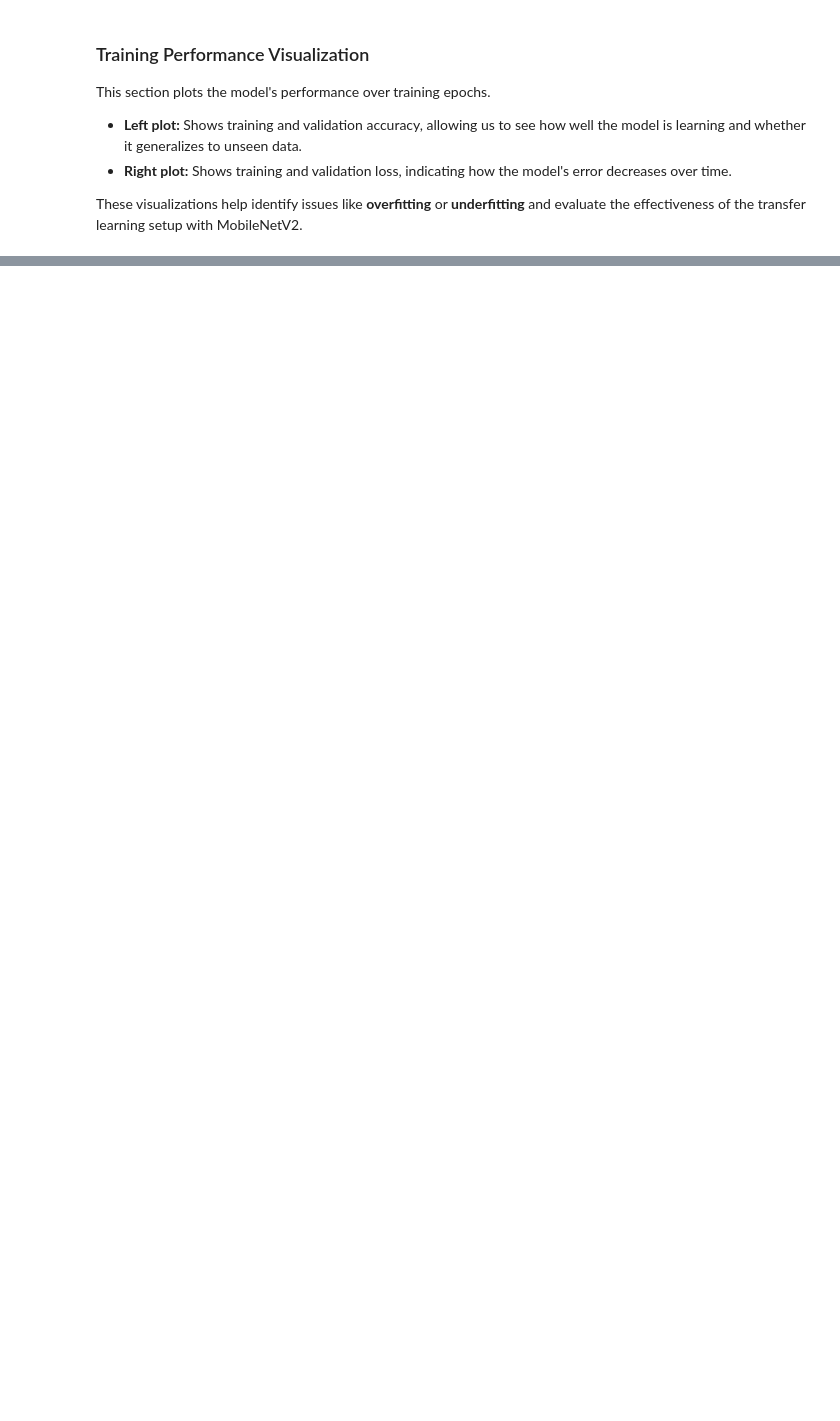
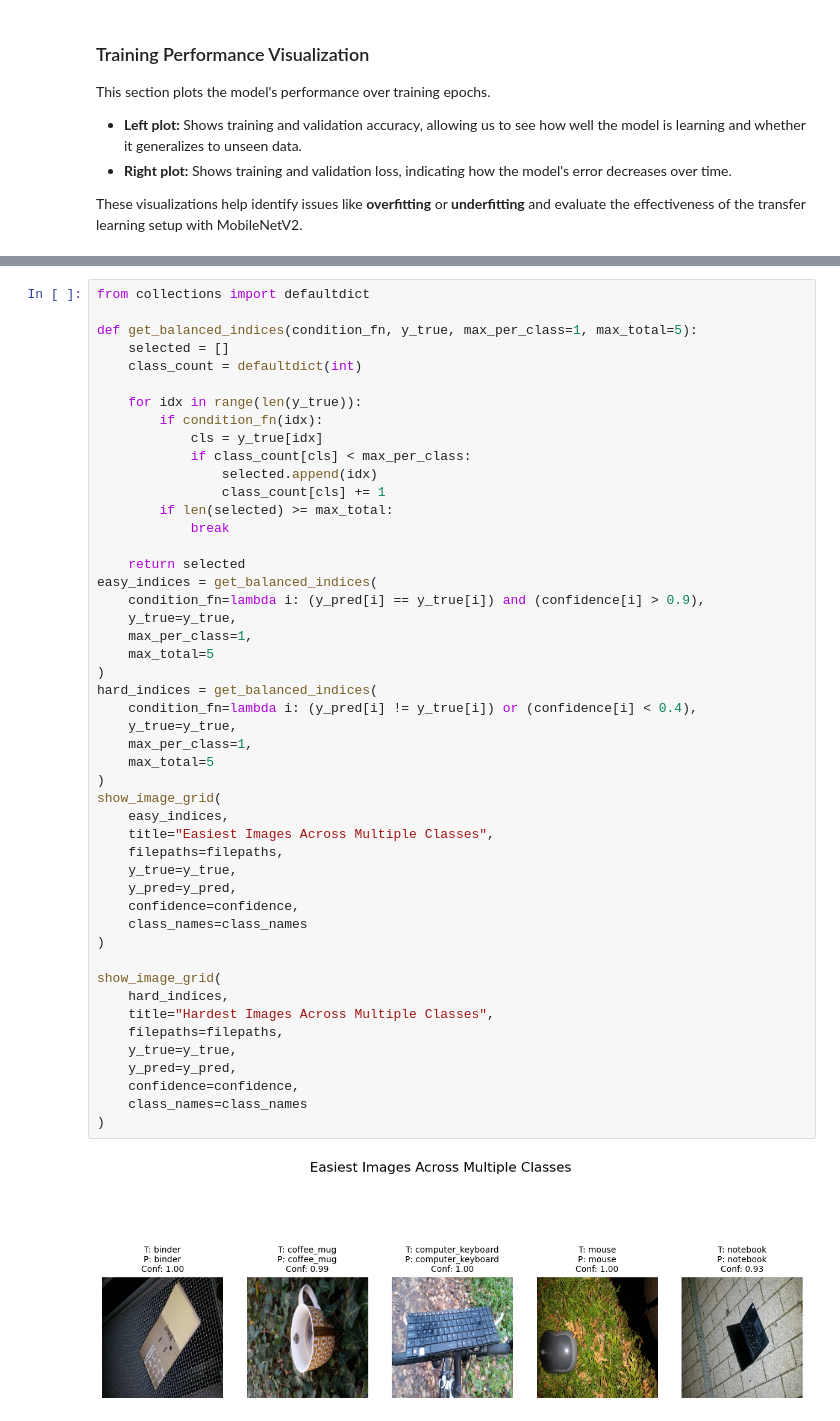
Before and after one commit to Synaptic-Sparks/synaptic-sparks-code, a Jupyter notebook: xAI_Proj.ipynb, the cells around one changed output, grey strips where cells are left out. Cells and saved outputs as stored; diff of their text form; blank space fills up the shorter version.

```diff
--- a/xAI_Proj.ipynb
+++ b/xAI_Proj.ipynb
@@ -395,0 +433,50 @@ plt.show()
+# %%
+from collections import defaultdict
+
+def get_balanced_indices(condition_fn, y_true, max_per_class=1, max_total=5):
+    selected = []
+    class_count = defaultdict(int)
+
+    for idx in range(len(y_true)):
+        if condition_fn(idx):
+            cls = y_true[idx]
+            if class_count[cls] < max_per_class:
+                selected.append(idx)
+                class_count[cls] += 1
+        if len(selected) >= max_total:
+            break
+
+    return selected
+easy_indices = get_balanced_indices(
+    condition_fn=lambda i: (y_pred[i] == y_true[i]) and (confidence[i] > 0.9),
+    y_true=y_true,
+    max_per_class=1,
+    max_total=5
+)
+hard_indices = get_balanced_indices(
+    condition_fn=lambda i: (y_pred[i] != y_true[i]) or (confidence[i] < 0.4),
+    y_true=y_true,
+    max_per_class=1,
+    max_total=5
+)
+show_image_grid(
+    easy_indices,
+    title="Easiest Images Across Multiple Classes",
+    filepaths=filepaths,
+    y_true=y_true,
+    y_pred=y_pred,
+    confidence=confidence,
+    class_names=class_names
+)
+
+show_image_grid(
+    hard_indices,
+    title="Hardest Images Across Multiple Classes",
+    filepaths=filepaths,
+    y_true=y_true,
+    y_pred=y_pred,
+    confidence=confidence,
+    class_names=class_names
+)
+# %% [output]
+[figure, added]
```
Also changed, not shown: parts of 9 cells of this notebook.
